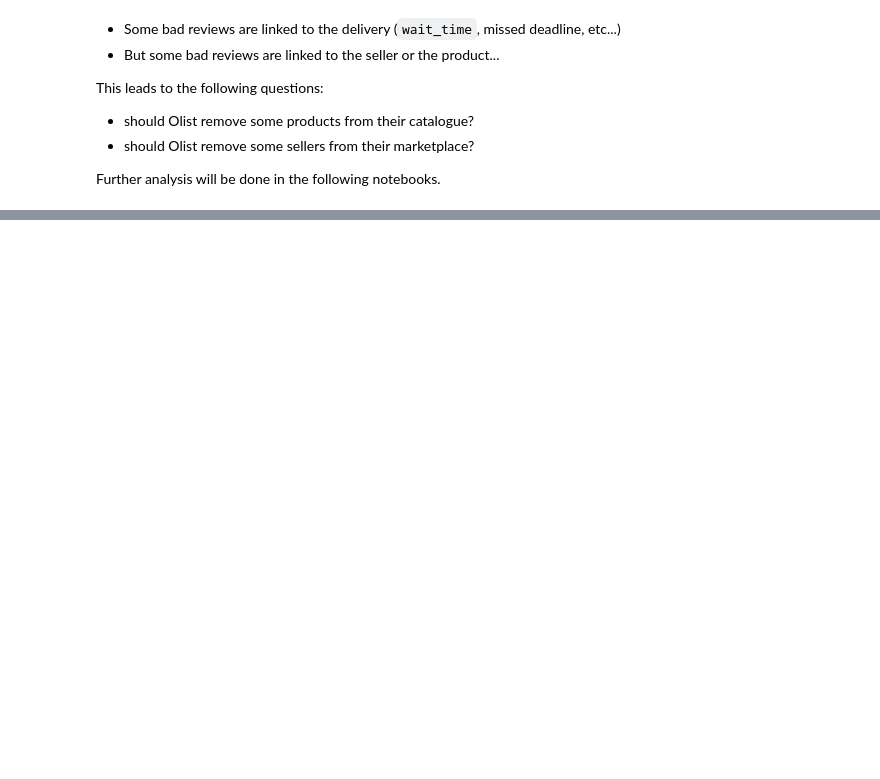
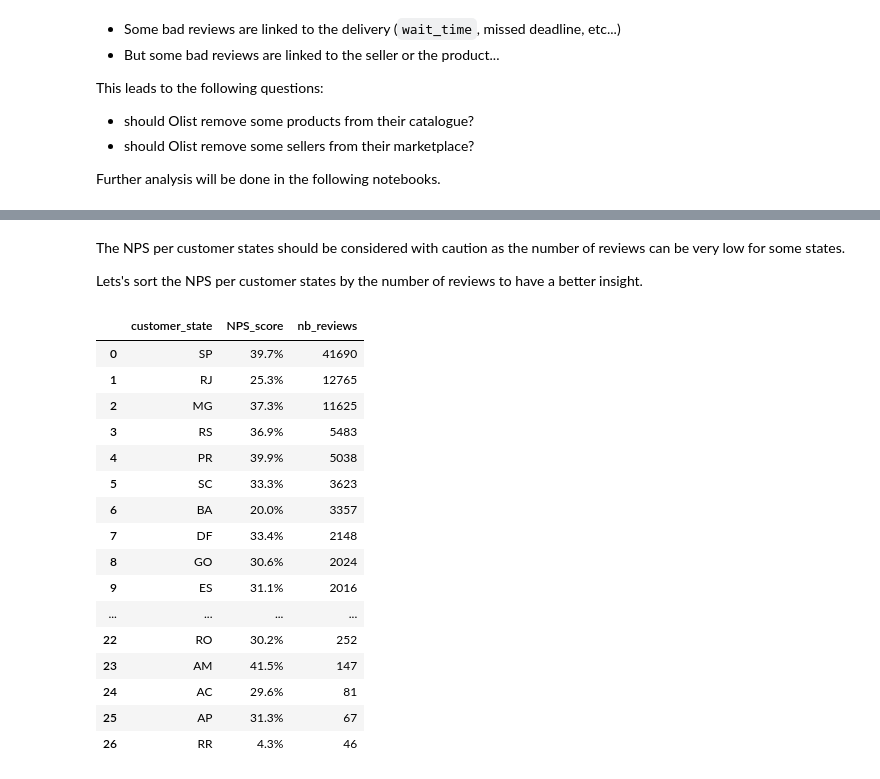
Before and after one commit to dialectique/Olist_data_analysis, a Jupyter notebook: notebooks/2_orders_analysis.ipynb, the cells around one changed output, grey strips where cells are left out. Cells and saved outputs as stored; diff of their text form; code cells hidden in the pictures; blank space fills up the shorter version.

```diff
--- a/notebooks/2_orders_analysis.ipynb
+++ b/notebooks/2_orders_analysis.ipynb
@@ -561,0 +624,28 @@ Further analysis will be done in the following notebooks.
+# %% [markdown]
+The NPS per customer states should be considered with caution as the number of reviews can be very low for some states.
+
+Lets's sort the NPS per customer states by the number of reviews to have a better insight.
+# %%
+# NPS per customer states sorted by the number of reviews
+merged_NPS_per_state_2 = merged_NPS_per_state \
+    .sort_values('nb_reviews', ascending = False).reset_index(drop=True) \
+
+merged_NPS_per_state_2.style.format({'NPS_score': '{:,.1%}'.format})
+# %% [output]
+|  | customer_state | NPS_score | nb_reviews |
+| 0 | SP | 39.7% | 41690 |
+| 1 | RJ | 25.3% | 12765 |
+| 2 | MG | 37.3% | 11625 |
+| 3 | RS | 36.9% | 5483 |
+| 4 | PR | 39.9% | 5038 |
+| 5 | SC | 33.3% | 3623 |
+| 6 | BA | 20.0% | 3357 |
+| 7 | DF | 33.4% | 2148 |
+| 8 | GO | 30.6% | 2024 |
+| 9 | ES | 31.1% | 2016 |
+| ... | ... | ... | ... |
+| 22 | RO | 30.2% | 252 |
+| 23 | AM | 41.5% | 147 |
+| 24 | AC | 29.6% | 81 |
+| 25 | AP | 31.3% | 67 |
+| 26 | RR | 4.3% | 46 |
```
Also changed, not shown: parts of 9 cells of this notebook, 1 other file.
